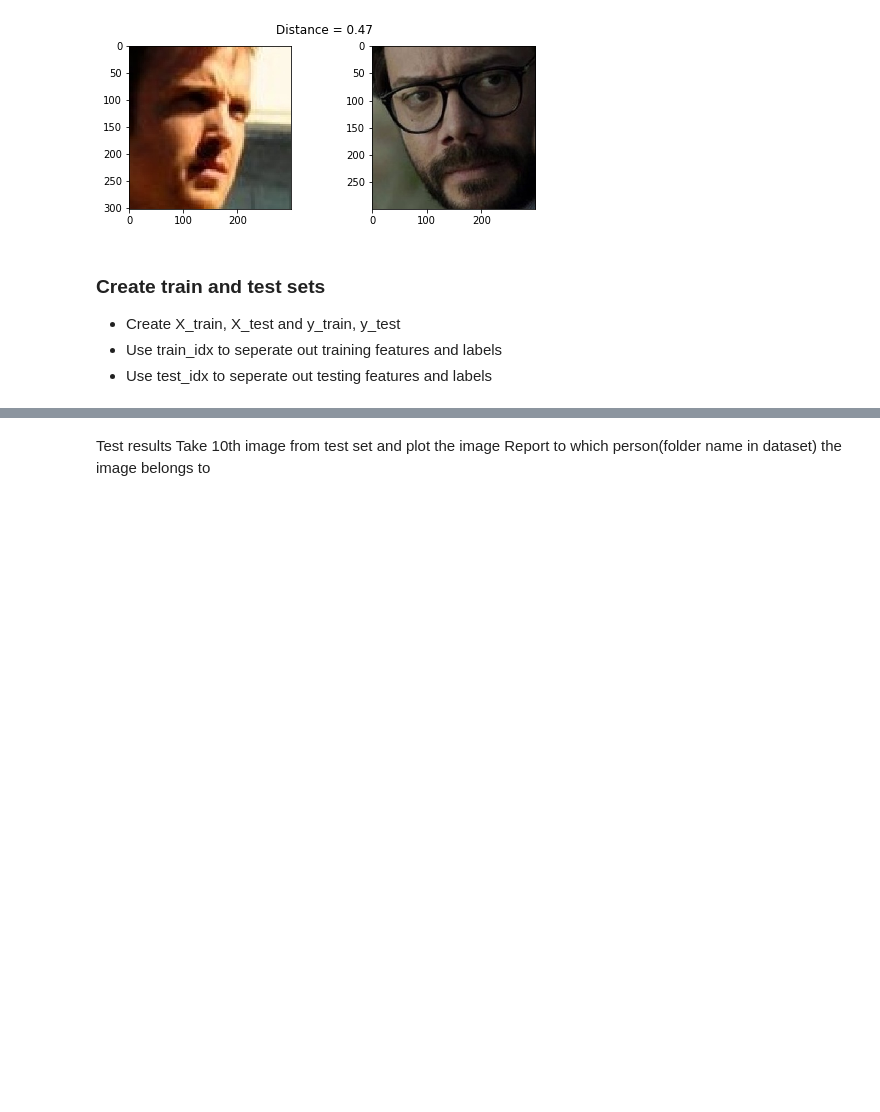
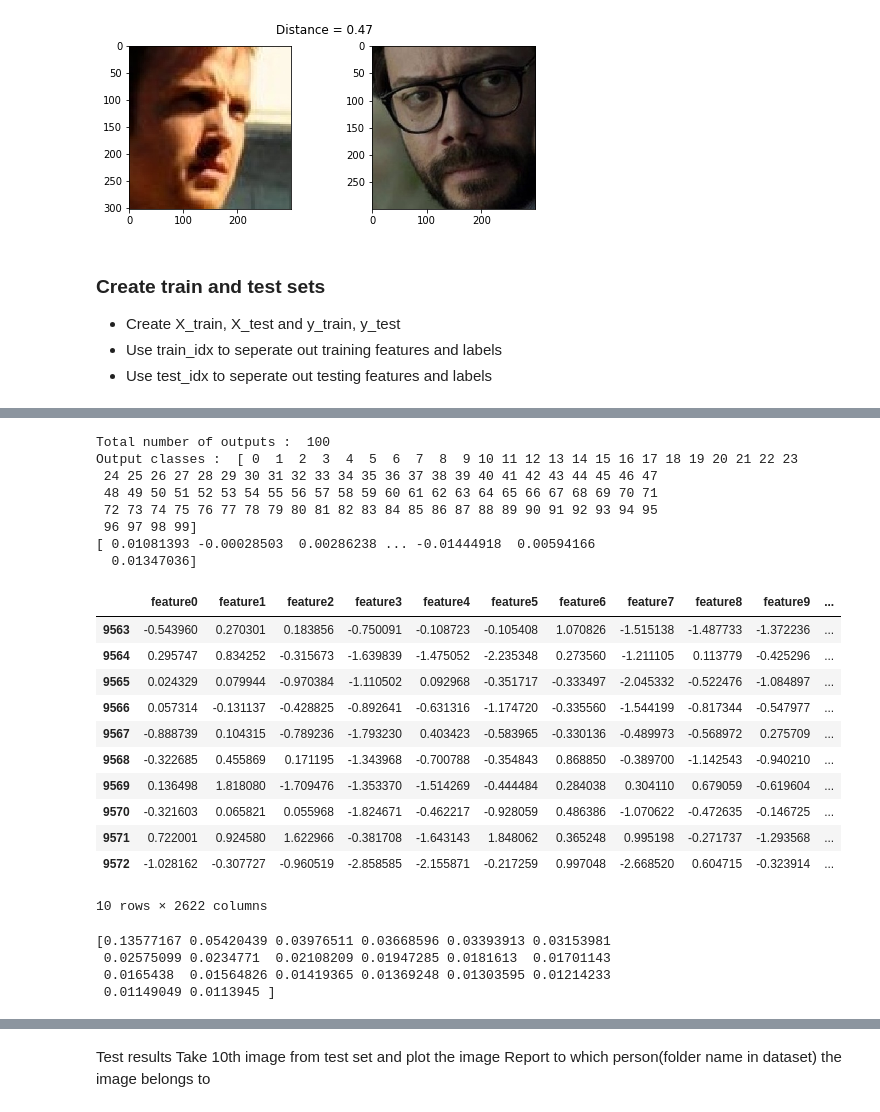
Before and after one commit to ramag2704/DL, a Jupyter notebook: FaceRecongnition.ipynb, the cells around one changed output, grey strips where cells are left out. Saved outputs shown, nothing was run; the diff lists cells and outputs as text; code cells hidden in the pictures; blank space fills up the shorter version.

Commit message:
Face Recongnition

```diff
--- a/FaceRecongnition.ipynb
+++ b/FaceRecongnition.ipynb
@@ -61,6 +61,13 @@ class IdentityMetadata():
     def __repr__(self):
         return self.image_path()
 
+    def to_dict(self):
+        return {
+            'base': self.base,
+            'name': self.name,
+            'file': self.file,
+        }
+
     def image_path(self):
         return os.path.join(self.base, self.name, self.file)
 
@@ -217,16 +224,14 @@ If there is any error in reading any image in the dataset, fill the emebdding ve
 # %%
 import tensorflow.keras.backend as K
 import numpy as np
-embeddings = np.zeros((metadata.shape[0]), dtype=object)
-embedding_vector=np.zeros((metadata.shape[0]), dtype=object)
 
-
+embedding_vector=np.zeros((metadata.shape[0], 2622))
 
 for i, m in enumerate(metadata):
 
   try:
     img_path = metadata[i].image_path()
-    img = load_image(img_path)
+    img = load_image(m.image_path())
 
 # Normalising pixel values from [0-255] to [0-1]: scale RGB values to interval [0,1]
     img = (img / 255.).astype(np.float32)
@@ -236,12 +241,12 @@ for i, m in enumerate(metadata):
 
 # Obtain embedding vector for an image
 # Get the embedding vector for the above image using vgg_face_descriptor model and print the shape
-    if(i < 500):
-      embedding_vector[i] = vgg_face_descriptor.predict(np.expand_dims(img, axis=0))[0]
-    else:
-      break
+    #if(i < 500):
+    embedding_vector[i] = vgg_face_descriptor.predict(np.expand_dims(img, axis=0))[0]
+    #else:
+     # break
   except:
-    embedding_vector[i] = np.zeros(2622,)
+    embedding_vector[i] = np.zeros((2622, ))
   print(i)
 print(embedding_vector.shape)
 # %% [output]
@@ -390,0 +397,51 @@ acc_svc
+# %%
+# Find the unique numbers from the train labels
+classes = np.unique(y_train)
+nClasses = len(classes)
+print('Total number of outputs : ', nClasses)
+print('Output classes : ', classes)
+
+# Standarize features
+from sklearn.preprocessing import StandardScaler
+
+scaler = StandardScaler()
+scaler.fit(X_train)
+print(scaler.mean_)
+
+X_Scale = scaler.transform(X_train)
+feat_cols = ['feature'+str(i) for i in range(X_Scale.shape[1])]
+X_Scale_PD = pd.DataFrame(X_Scale,columns=feat_cols)
+X_Scale_PD.tail(10)
+# %% [output]
+Total number of outputs :  100
+Output classes :  [ 0  1  2  3  4  5  6  7  8  9 10 11 12 13 14 15 16 17 18 19 20 21 22 23
+ 24 25 26 27 28 29 30 31 32 33 34 35 36 37 38 39 40 41 42 43 44 45 46 47
+ 48 49 50 51 52 53 54 55 56 57 58 59 60 61 62 63 64 65 66 67 68 69 70 71
+ 72 73 74 75 76 77 78 79 80 81 82 83 84 85 86 87 88 89 90 91 92 93 94 95
+ 96 97 98 99]
+[ 0.01081393 -0.00028503  0.00286238 ... -0.01444918  0.00594166
+  0.01347036]
+|  | feature0 | feature1 | feature2 | feature3 | feature4 | feature5 | feature6 | feature7 | feature8 | feature9 | ... |
+| 9563 | -0.543960 | 0.270301 | 0.183856 | -0.750091 | -0.108723 | -0.105408 | 1.070826 | -1.515138 | -1.487733 | -1.372236 | ... |
+| 9564 | 0.295747 | 0.834252 | -0.315673 | -1.639839 | -1.475052 | -2.235348 | 0.273560 | -1.211105 | 0.113779 | -0.425296 | ... |
+| 9565 | 0.024329 | 0.079944 | -0.970384 | -1.110502 | 0.092968 | -0.351717 | -0.333497 | -2.045332 | -0.522476 | -1.084897 | ... |
+| 9566 | 0.057314 | -0.131137 | -0.428825 | -0.892641 | -0.631316 | -1.174720 | -0.335560 | -1.544199 | -0.817344 | -0.547977 | ... |
+| 9567 | -0.888739 | 0.104315 | -0.789236 | -1.793230 | 0.403423 | -0.583965 | -0.330136 | -0.489973 | -0.568972 | 0.275709 | ... |
+| 9568 | -0.322685 | 0.455869 | 0.171195 | -1.343968 | -0.700788 | -0.354843 | 0.868850 | -0.389700 | -1.142543 | -0.940210 | ... |
+| 9569 | 0.136498 | 1.818080 | -1.709476 | -1.353370 | -1.514269 | -0.444484 | 0.284038 | 0.304110 | 0.679059 | -0.619604 | ... |
+| 9570 | -0.321603 | 0.065821 | 0.055968 | -1.824671 | -0.462217 | -0.928059 | 0.486386 | -1.070622 | -0.472635 | -0.146725 | ... |
+| 9571 | 0.722001 | 0.924580 | 1.622966 | -0.381708 | -1.643143 | 1.848062 | 0.365248 | 0.995198 | -0.271737 | -1.293568 | ... |
+| 9572 | -1.028162 | -0.307727 | -0.960519 | -2.858585 | -2.155871 | -0.217259 | 0.997048 | -2.668520 | 0.604715 | -0.323914 | ... |
+10 rows × 2622 columns
+# %%
+from sklearn.decomposition import PCA
+
+pca_20 = PCA(n_components=20, whiten=True, svd_solver='full')
+X_Scale_PCA20 = pca_20.fit_transform(X_Scale)
+
+print(pca_20.explained_variance_ratio_)
+# %% [output]
+[0.13577167 0.05420439 0.03976511 0.03668596 0.03393913 0.03153981
+ 0.02575099 0.0234771  0.02108209 0.01947285 0.0181613  0.01701143
+ 0.0165438  0.01564826 0.01419365 0.01369248 0.01303595 0.01214233
+ 0.01149049 0.0113945 ]
```
Also changed, not shown: parts of 14 cells of this notebook, 1 other file.
